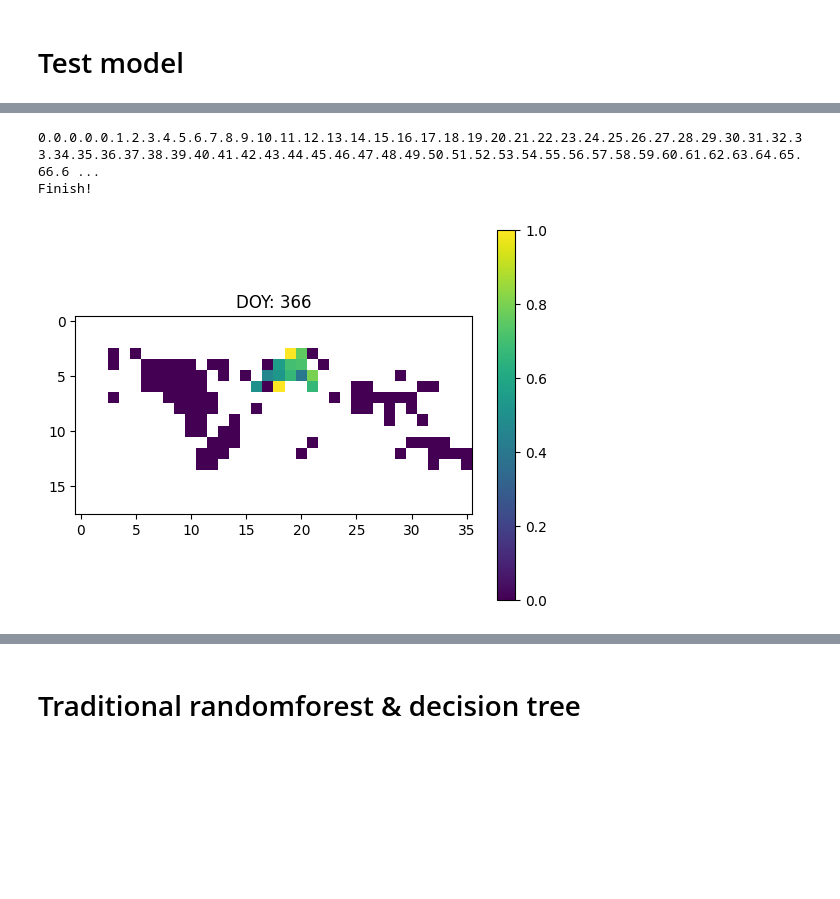
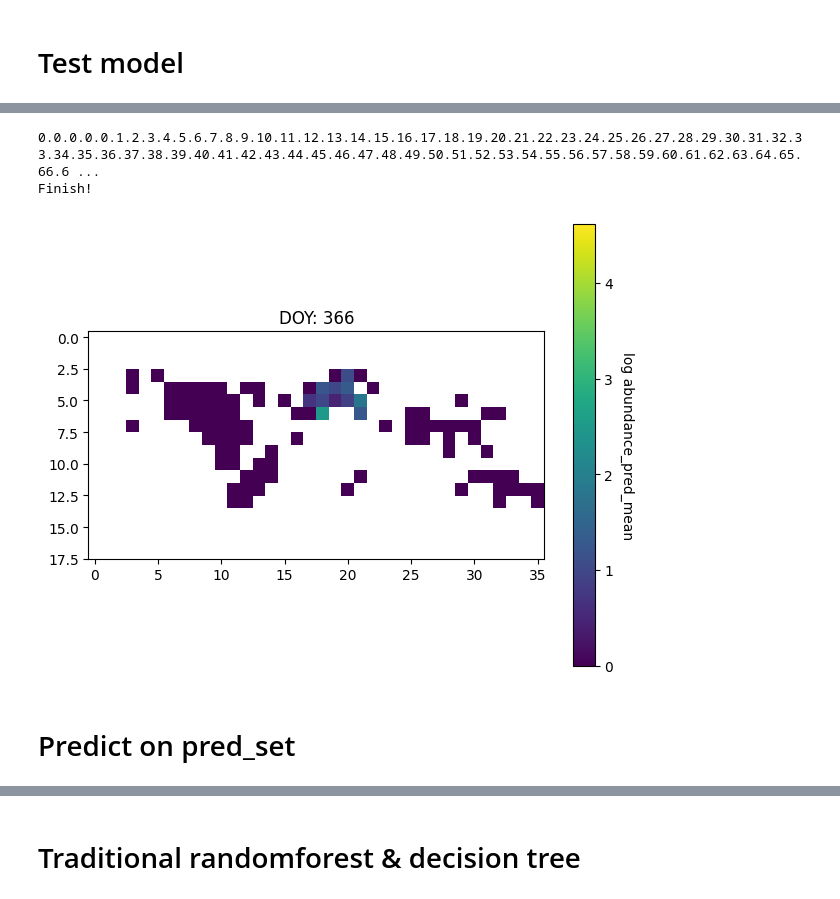
Before and after one commit to chenyangkang/stemflow, a Jupyter notebook: test_with_real_data.ipynb, the cells around one changed output, grey strips where cells are left out. Cells and saved outputs as stored; diff of their text form; code cells hidden in the pictures; blank space fills up the shorter version.

```diff
--- a/test_with_real_data.ipynb
+++ b/test_with_real_data.ipynb
@@ -4,8 +4,14 @@ import numpy as np
 import random
 from tqdm.auto import tqdm
 import matplotlib.pyplot as plt
+import matplotlib
 import warnings
 import pickle
+import geopandas as gpd
+import os
+
+matplotlib.style.use('ggplot')
+
 warnings.filterwarnings('ignore')
 # %%
 %load_ext autoreload
@@ -118,4 +173,7 @@ from sklearn.tree import DecisionTreeClassifier, DecisionTreeRegressor
 from xgboost import XGBClassifier, XGBRegressor
 # %%
 # base_model = DecisionTreeClassifier(random_state=42)
+# %%
+global SAVE_DIR
+SAVE_DIR = './test_output'
 # %%
@@ -230,3 +276,3 @@ eval_metrics
 # %%
-checklist_data['abundance'] = model.predict_proba(checklist_data[model.x_names + ['sampling_event_identifier','longitude','latitude']])
+checklist_data['abundance_pred_mean'], checklist_data['abundance_pred_std'] = model.predict(checklist_data[model.x_names + ['sampling_event_identifier','longitude','latitude']])
 # %%
@@ -256,9 +285,9 @@ checklist_data[['sampling_event_identifier','longitude','latitude','DOY','abunda
 # %%
-data_pred = checklist_data[['sampling_event_identifier','longitude','latitude','DOY','abundance']]
-data_pred['abundance'] = np.where(data_pred['abundance']>0, 1, 0)
-# del data_pred['abundance']
-make_sample_gif(data_pred ,'./Sample_data_pred.gif')
+data_pred = checklist_data[['sampling_event_identifier','longitude','latitude','DOY','abundance_pred_mean']]
+make_sample_gif(data_pred , os.path.join(SAVE_DIR, 'Sample_data_pred.gif'), col='abundance_pred_mean', log_scale=True)
 # %% [output]
 0.0.0.0.0.1.2.3.4.5.6.7.8.9.10.11.12.13.14.15.16.17.18.19.20.21.22.23.24.25.26.27.28.29.30.31.32.33.34.35.36.37.38.39.40.41.42.43.44.45.46.47.48.49.50.51.52.53.54.55.56.57.58.59.60.61.62.63.64.65.66.6 ...
 Finish!
-[figure, old version]
+[figure, new version]
+# %% [markdown]
+# Predict on pred_set
```
Also changed, not shown: parts of 27 cells of this notebook, 1 other file.
